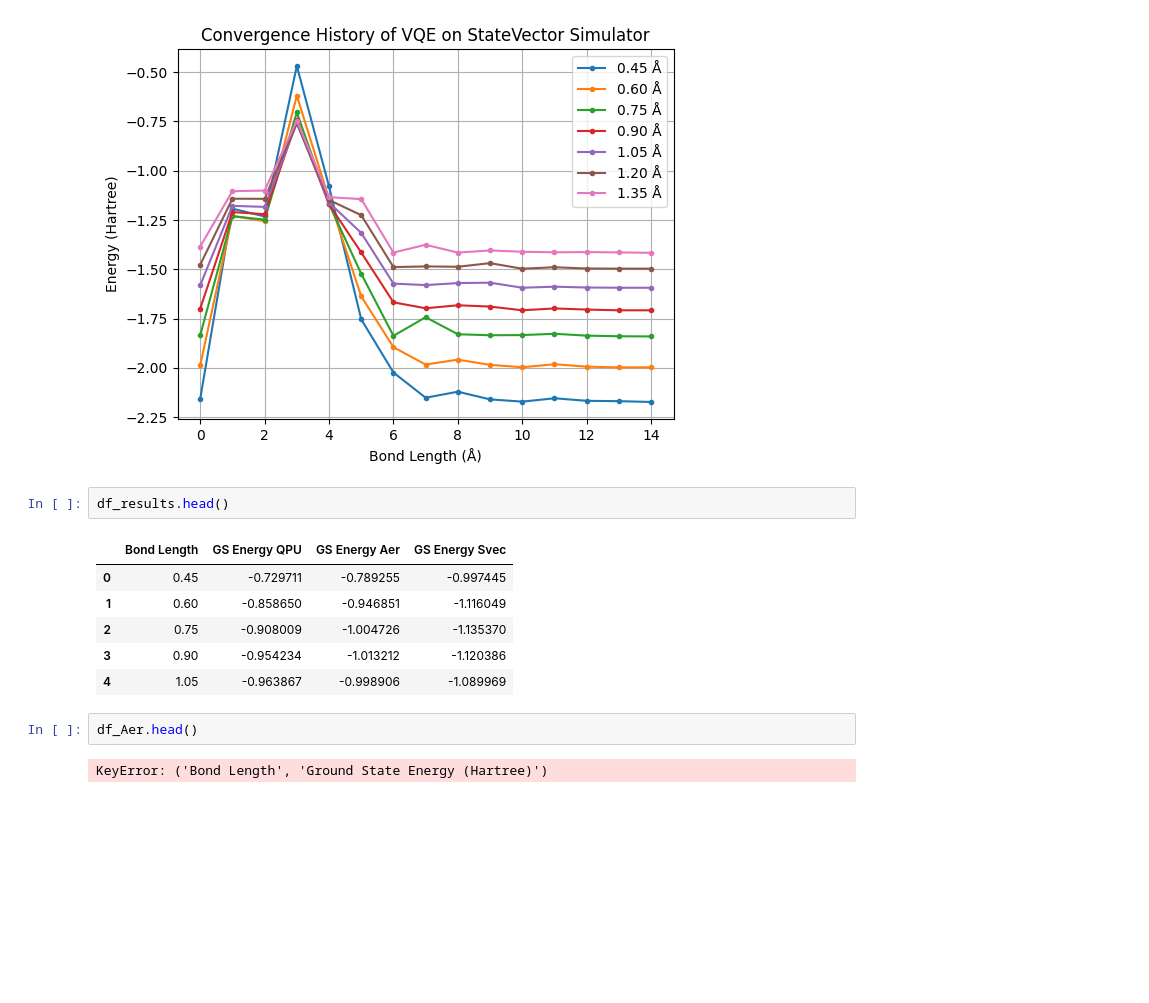
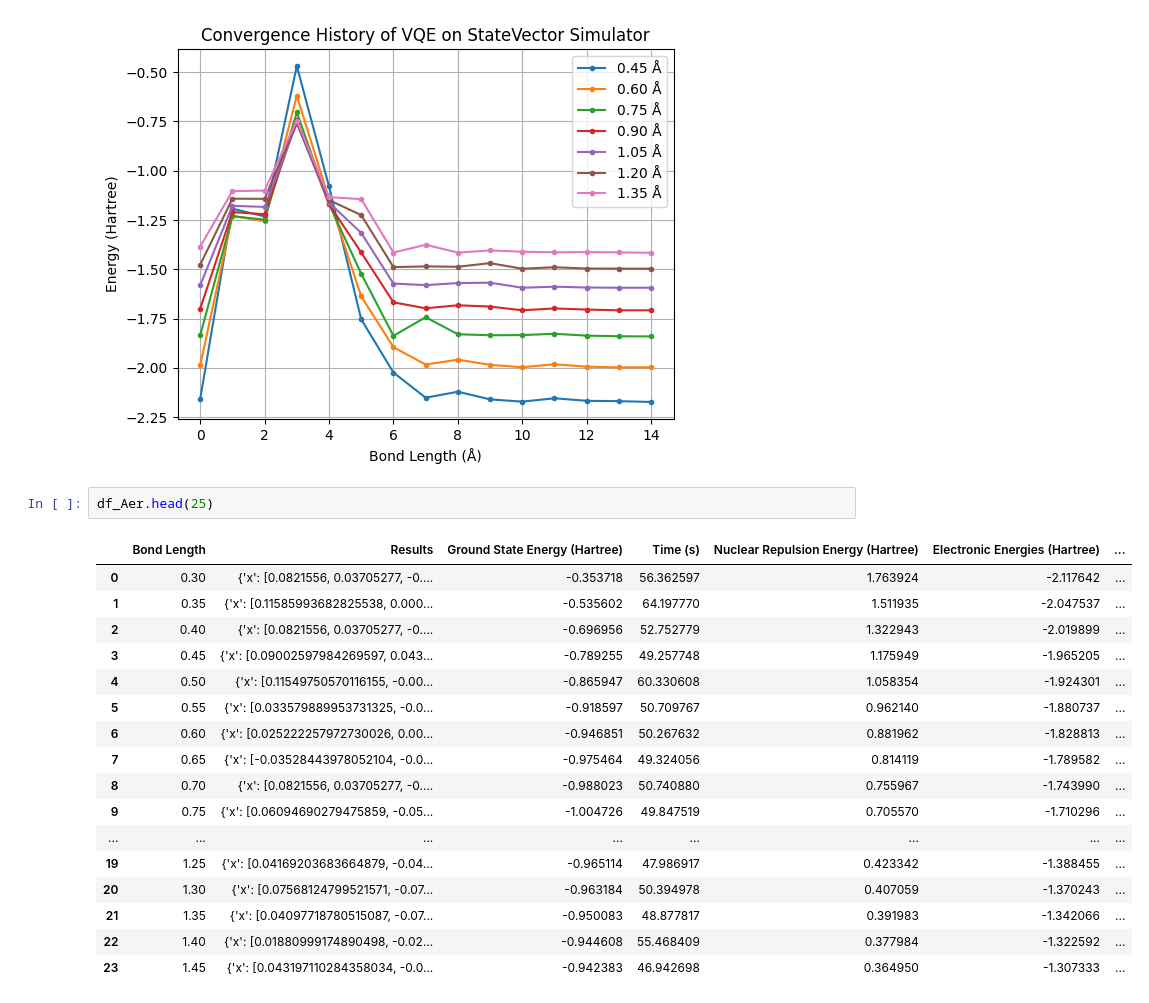
Before and after one commit to Takshit-Jewlia/QC-Project-fourth-sem, a Jupyter notebook: H2 Molecule PEC/Results_H2_PEC_AER_vs_QPU_vs_Estimator.ipynb, the cells around one changed output. Cells and saved outputs as stored; diff of their text form; blank space fills up the shorter version.

Commit message:
Compared the performance of QPU, Aer Simulator and State Vector Estimator

```diff
--- a/H2 Molecule PEC/Results_H2_PEC_AER_vs_QPU_vs_Estimator.ipynb
+++ b/H2 Molecule PEC/Results_H2_PEC_AER_vs_QPU_vs_Estimator.ipynb
@@ -132,16 +123,23 @@ plt.legend([f"{r:.2f} Å" for r in df_combined["Bond Length"]], loc='upper right
 plt.show()
 # %% [output]
 [figure]
-# %%
-df_results.head()
-# %% [output]
-|  | Bond Length | GS Energy QPU | GS Energy Aer | GS Energy Svec |
-| 0 | 0.45 | -0.729711 | -0.789255 | -0.997445 |
-| 1 | 0.60 | -0.858650 | -0.946851 | -1.116049 |
-| 2 | 0.75 | -0.908009 | -1.004726 | -1.135370 |
-| 3 | 0.90 | -0.954234 | -1.013212 | -1.120386 |
-| 4 | 1.05 | -0.963867 | -0.998906 | -1.089969 |
 # %%
-df_Aer.head()
+df_Aer.head(25)
 # %% [output]
-KeyError: ('Bond Length', 'Ground State Energy (Hartree)')
+|  | Bond Length | Results | Ground State Energy (Hartree) | Time (s) | Nuclear Repulsion Energy (Hartree) | Electronic Energies (Hartree) | ... |
+| 0 | 0.30 | {'x': [0.0821556, 0.03705277, -0.... | -0.353718 | 56.362597 | 1.763924 | -2.117642 | ... |
+| 1 | 0.35 | {'x': [0.11585993682825538, 0.000... | -0.535602 | 64.197770 | 1.511935 | -2.047537 | ... |
+| 2 | 0.40 | {'x': [0.0821556, 0.03705277, -0.... | -0.696956 | 52.752779 | 1.322943 | -2.019899 | ... |
+| 3 | 0.45 | {'x': [0.09002597984269597, 0.043... | -0.789255 | 49.257748 | 1.175949 | -1.965205 | ... |
+| 4 | 0.50 | {'x': [0.11549750570116155, -0.00... | -0.865947 | 60.330608 | 1.058354 | -1.924301 | ... |
+| 5 | 0.55 | {'x': [0.033579889953731325, -0.0... | -0.918597 | 50.709767 | 0.962140 | -1.880737 | ... |
+| 6 | 0.60 | {'x': [0.025222257972730026, 0.00... | -0.946851 | 50.267632 | 0.881962 | -1.828813 | ... |
+| 7 | 0.65 | {'x': [-0.03528443978052104, -0.0... | -0.975464 | 49.324056 | 0.814119 | -1.789582 | ... |
+| 8 | 0.70 | {'x': [0.0821556, 0.03705277, -0.... | -0.988023 | 50.740880 | 0.755967 | -1.743990 | ... |
+| 9 | 0.75 | {'x': [0.06094690279475859, -0.05... | -1.004726 | 49.847519 | 0.705570 | -1.710296 | ... |
+| ... | ... | ... | ... | ... | ... | ... | ... |
+| 19 | 1.25 | {'x': [0.04169203683664879, -0.04... | -0.965114 | 47.986917 | 0.423342 | -1.388455 | ... |
+| 20 | 1.30 | {'x': [0.07568124799521571, -0.07... | -0.963184 | 50.394978 | 0.407059 | -1.370243 | ... |
+| 21 | 1.35 | {'x': [0.04097718780515087, -0.07... | -0.950083 | 48.877817 | 0.391983 | -1.342066 | ... |
+| 22 | 1.40 | {'x': [0.01880999174890498, -0.02... | -0.944608 | 55.468409 | 0.377984 | -1.322592 | ... |
+| 23 | 1.45 | {'x': [0.043197110284358034, -0.0... | -0.942383 | 46.942698 | 0.364950 | -1.307333 | ... |
```
Also changed, not shown: parts of 10 cells of this notebook, 2 other files.
